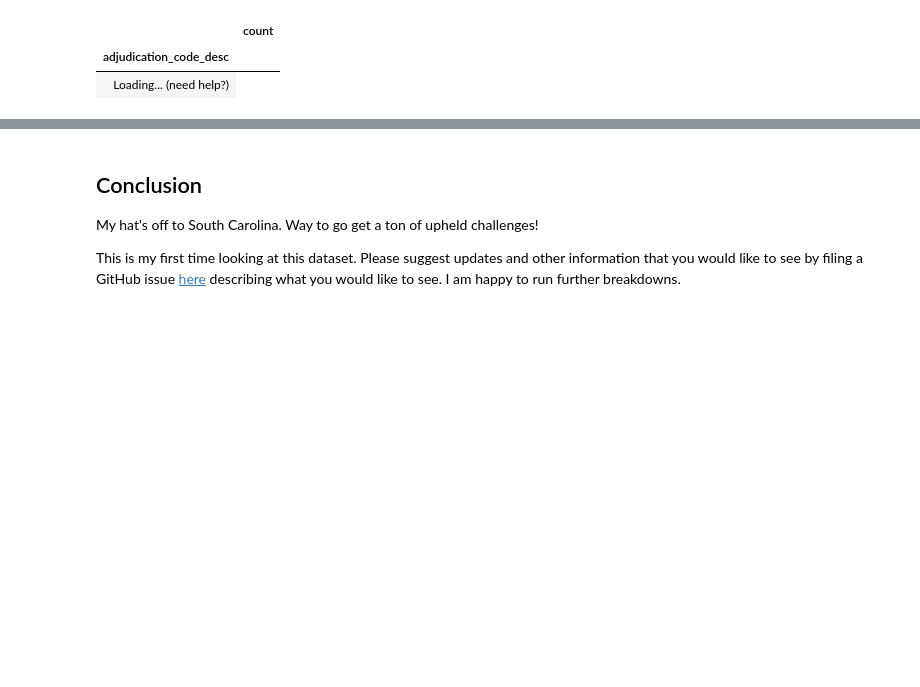
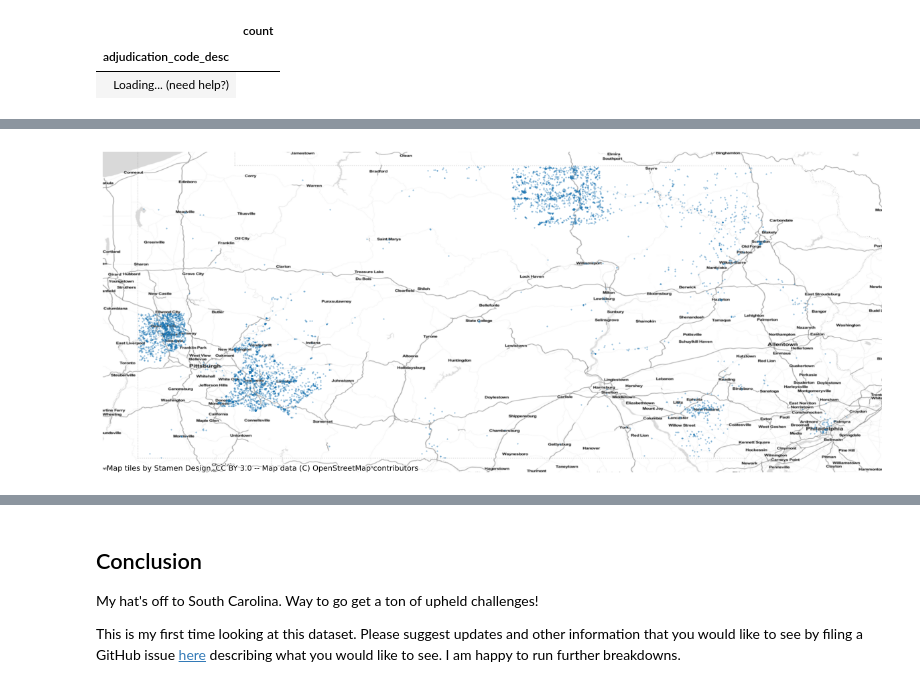
Before and after one commit to bbcommons/challengeReview-Jul23, a Jupyter notebook: analysis.ipynb, the cells around one changed output, grey strips where cells are left out. Cells and saved outputs as stored; diff of their text form; code cells hidden in the pictures; blank space fills up the shorter version.

```diff
--- a/analysis.ipynb
+++ b/analysis.ipynb
@@ -151,0 +184,6 @@ itables.show(overturned.value_counts('adjudication_code_desc'))
+# %%
+ax = stateGdf[stateGdf.adjudication_status == "Upheld"].plot(marker='.', markersize = 1, figsize=(15,9), alpha=.5)
+cx.add_basemap(ax, crs=gdf.crs.to_string(), source=cx.providers.Stamen.TonerLite)
+ax = ax.axis('off')
+# %% [output]
+[figure, added]
```
Also changed, not shown: parts of 15 cells of this notebook.
